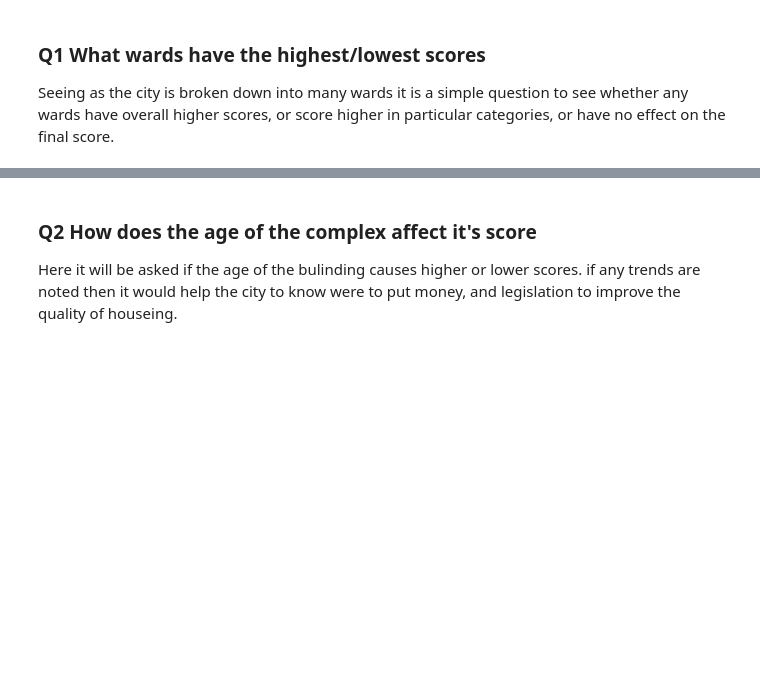
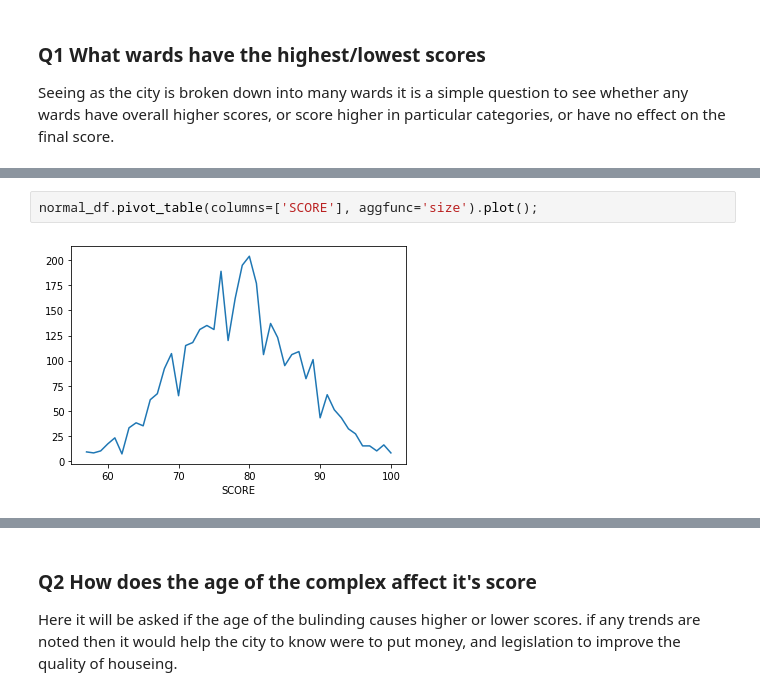
Before and after one commit to Seg-fau1t/CSCI-2000U-Final-Project-Group-6, a Jupyter notebook: My Work/Project-Group-6-Proposal.ipynb, the cells around one changed output, grey strips where cells are left out. Cells and saved outputs as stored; diff of their text form; blank space fills up the shorter version.

```diff
--- a/My Work/Project-Group-6-Proposal.ipynb
+++ b/My Work/Project-Group-6-Proposal.ipynb
@@ -289,0 +366,4 @@ Seeing as the city is broken down into many wards it is a simple question to see
+# %%
+normal_df.pivot_table(columns=['SCORE'], aggfunc='size').plot();
+# %% [output]
+[figure, added]
```
Also changed, not shown: parts of 24 cells of this notebook.
